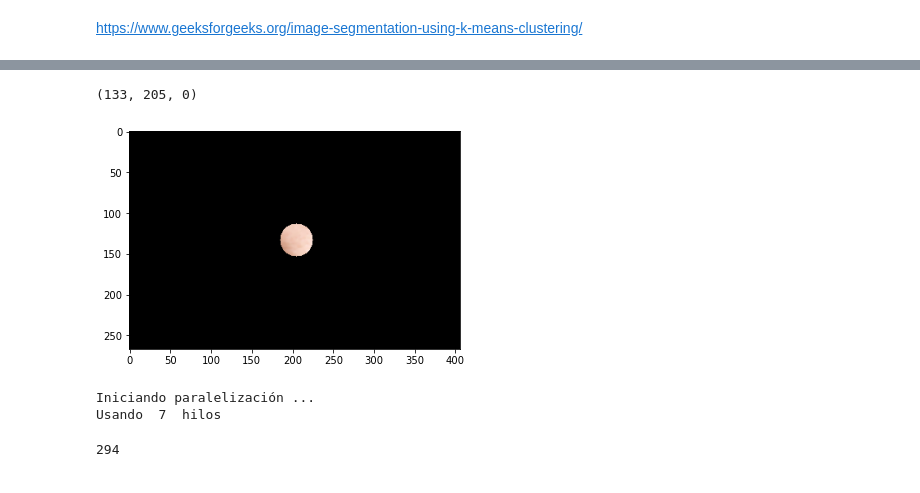
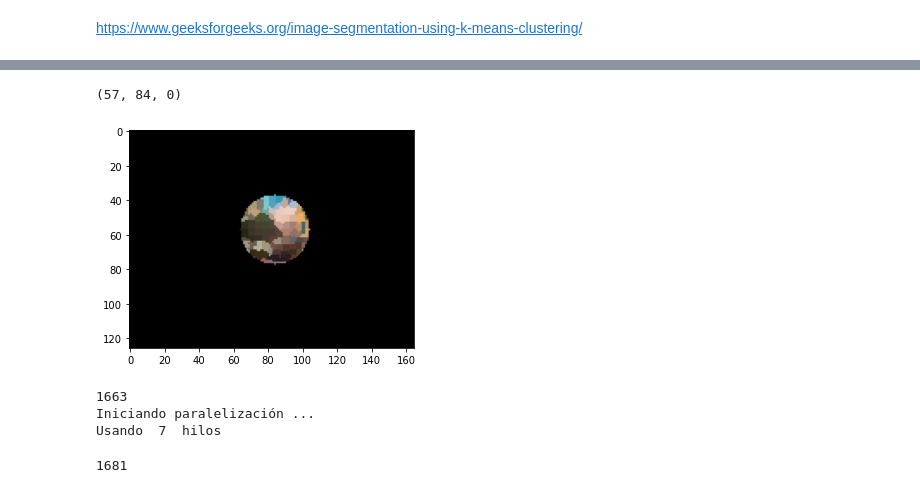
Before and after one commit to DaveAlsina/5toSemestre, a Jupyter notebook: vision_pc/proyectos/proyecto3/Cut-it_v3.ipynb, the cells around one changed output, grey strips where cells are left out. Drawn from its saved outputs; the diff is of its cells as text; code cells hidden in the pictures.

```diff
--- a/vision_pc/proyectos/proyecto3/Cut-it_v3.ipynb
+++ b/vision_pc/proyectos/proyecto3/Cut-it_v3.ipynb
@@ -124,0 +119,14 @@ numero de segmentos =  1084
+# %%
+%matplotlib inline
+fig, ax = plt.subplots(nrows=1,
+                       ncols=2,
+                       sharex=True, sharey=True,
+                       figsize=(9, 6))
+
+ax[0].imshow(img)
+ax[1].imshow(superpix_im)
+
+for a in ax:
+    a.axis('off')
+
+plt.tight_layout()
@@ -125,6 +135,12 @@ numero de segmentos =  1084
 # %%
-def gen_window_indx(img: np.ndarray, center: tuple, radious: float) -> tuple:
-    """genera lista de indices de filas y de columnas que corresponden a la ventana (circulo)"""
+def gen_window_indx(img: np.ndarray,
+                    center: tuple,
+                    radious: float) -> tuple:
+    """
+        genera lista de indices de filas y de columnas que
+        corresponden a la ventana (circulo)
+    """
+
     rows=[]
     cols= []
     r = radious
@@ -140,11 +156,16 @@ def gen_window_indx(img: np.ndarray, center: tuple, radious: float) -> tuple:
                 #img[x,y]=0
                 rows.append(x)
                 cols.append(y)
+
     return rows, cols
 # %%
-def isolate_window(img: np.ndarray, center: tuple, radious: float) -> np.ndarray:
-    """Aisla la ventana en la imagen. Es decir, hace todo cero menos los
-    valores que estan dentro de la ventana (dentro del circulo)"""
+def isolate_window(img: np.ndarray,
+                   center: tuple,
+                   radious: float) -> np.ndarray:
+    """
+        Aisla la ventana en la imagen. Es decir, hace todo cero menos los
+        valores que estan dentro de la ventana (dentro del circulo)
+    """
     img_copy = copy.deepcopy(img)
     rows, cols = gen_window_indx(img_copy, center, radious)
 
@@ -161,17 +182,17 @@ def isolate_window(img: np.ndarray, center: tuple, radious: float) -> np.ndarray
 # %%
 #img_ch = img[:,:,0]
 
 # calcula el centro de masa de la imagen
-window_center = ndimage.center_of_mass(img)
+window_center = ndimage.center_of_mass(superpix_im)
 window_center = tuple(np.floor(window_center).astype(np.int32))
 
 print(window_center)
-plt.imshow( isolate_window(img = img,
+plt.imshow( isolate_window(img = superpix_im,
                            center = (window_center[0],
                                      window_center[1]),
                            radious= 20) )
 plt.show()
 # %% [output]
-(133, 205, 0)
+(57, 84, 0)
-[figure, old version]
+[figure, new version]
 # %%
@@ -257,12 +337,27 @@ def find_modes(img: np.ndarray, radious: float):
         centers[tuple(initial_center)] = final_center
 
     return centers
-# %%
-radiuos = 20
-modes = find_modes(img = img, radious= radiuos)
-len(modes.keys())
-# %% [output]
-Iniciando paralelización ...
-Usando  7  hilos
-294
+# %%
+# radio de búsqueda
+radious = 5
+
+#porcentaje de la cantidad total de pixeles
+#que van a ser usados para crear super pixeles
+percentaje = 0.08
+
+#numero de super pixeles para hacer la segmentación
+npix = int(superpix_im.shape[0] * superpix_im.shape[1] * percentaje)
+print(npix)
+
+modes = find_modes(img = superpix_im,
+                   radious = radious,
+                   nsuper_pix = npix,
+                   max_iter = 60,
+                   e_tol = 0.05)
+len(modes.keys())
+# %% [output]
+1663
+Iniciando paralelización ...
+Usando  7  hilos
+1681
 # %%
```
Also changed, not shown: parts of 22 cells of this notebook, 1 other file.
